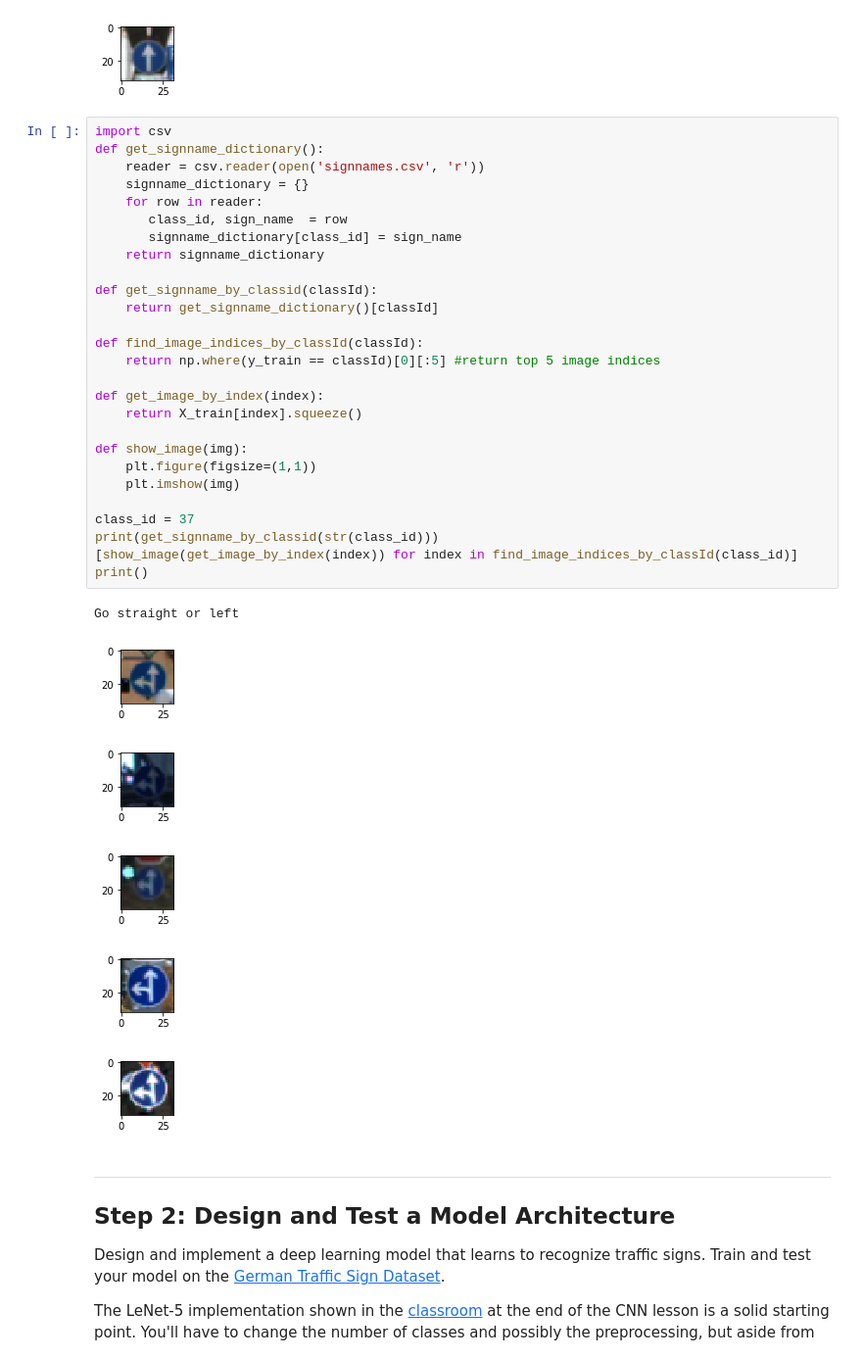
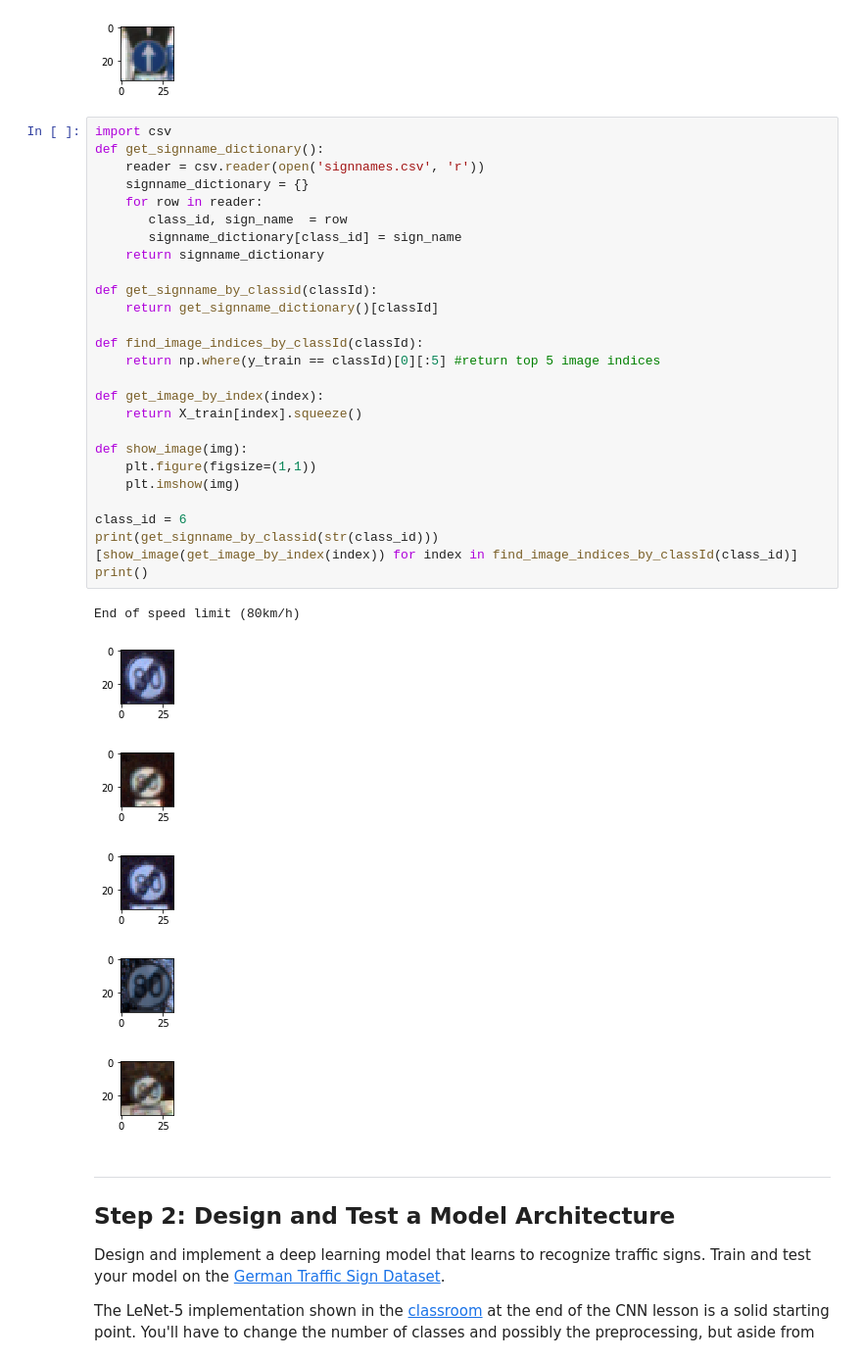
Before and after one commit to asunar/CarND-Traffic-Sign-Classifier-Project, a Jupyter notebook: Traffic_Sign_Classifier.ipynb, the cells around one changed output. Shown: that part at 98% size. Cells and saved outputs as stored; diff of their text form.

```diff
--- a/Traffic_Sign_Classifier.ipynb
+++ b/Traffic_Sign_Classifier.ipynb
@@ -125,37 +125,37 @@ Sign id:35
 # %%
 import csv
 def get_signname_dictionary():
     reader = csv.reader(open('signnames.csv', 'r'))
     signname_dictionary = {}
     for row in reader:
        class_id, sign_name  = row
        signname_dictionary[class_id] = sign_name
     return signname_dictionary
 
 def get_signname_by_classid(classId):
     return get_signname_dictionary()[classId]
 
 def find_image_indices_by_classId(classId):
     return np.where(y_train == classId)[0][:5] #return top 5 image indices
 
 def get_image_by_index(index):
     return X_train[index].squeeze()
 
 def show_image(img):
     plt.figure(figsize=(1,1))
     plt.imshow(img)
 
-class_id = 37
+class_id = 6
 print(get_signname_by_classid(str(class_id)))
 [show_image(get_image_by_index(index)) for index in find_image_indices_by_classId(class_id)]
 print()
 # %% [output]
-Go straight or left
+End of speed limit (80km/h)
-[figure, old version]
+[figure, new version]
-[figure, old version]
+[figure, new version]
-[figure, old version]
+[figure, new version]
-[figure, old version]
+[figure, new version]
-[figure, old version]
+[figure, new version]
 # %% [markdown]
 ----
 
```
Also changed, not shown: parts of 2 cells of this notebook.
